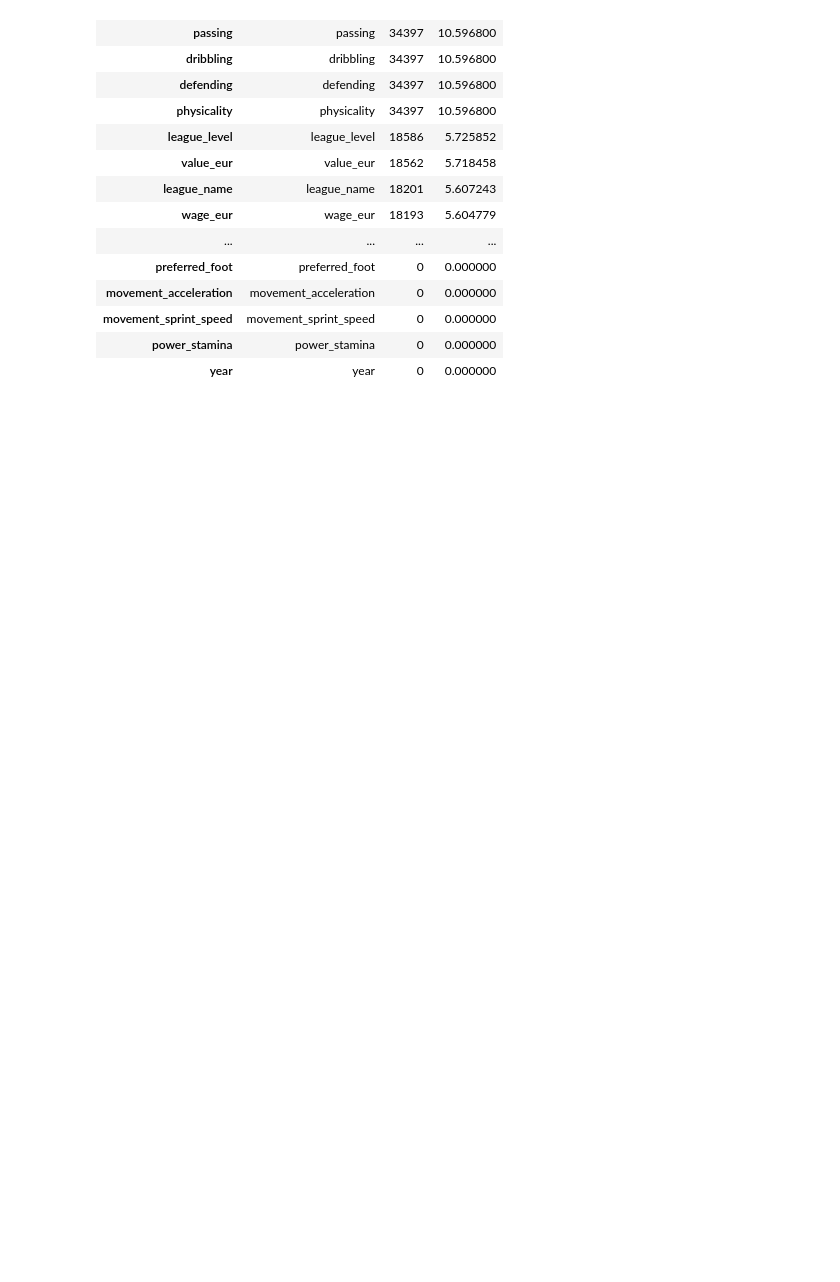
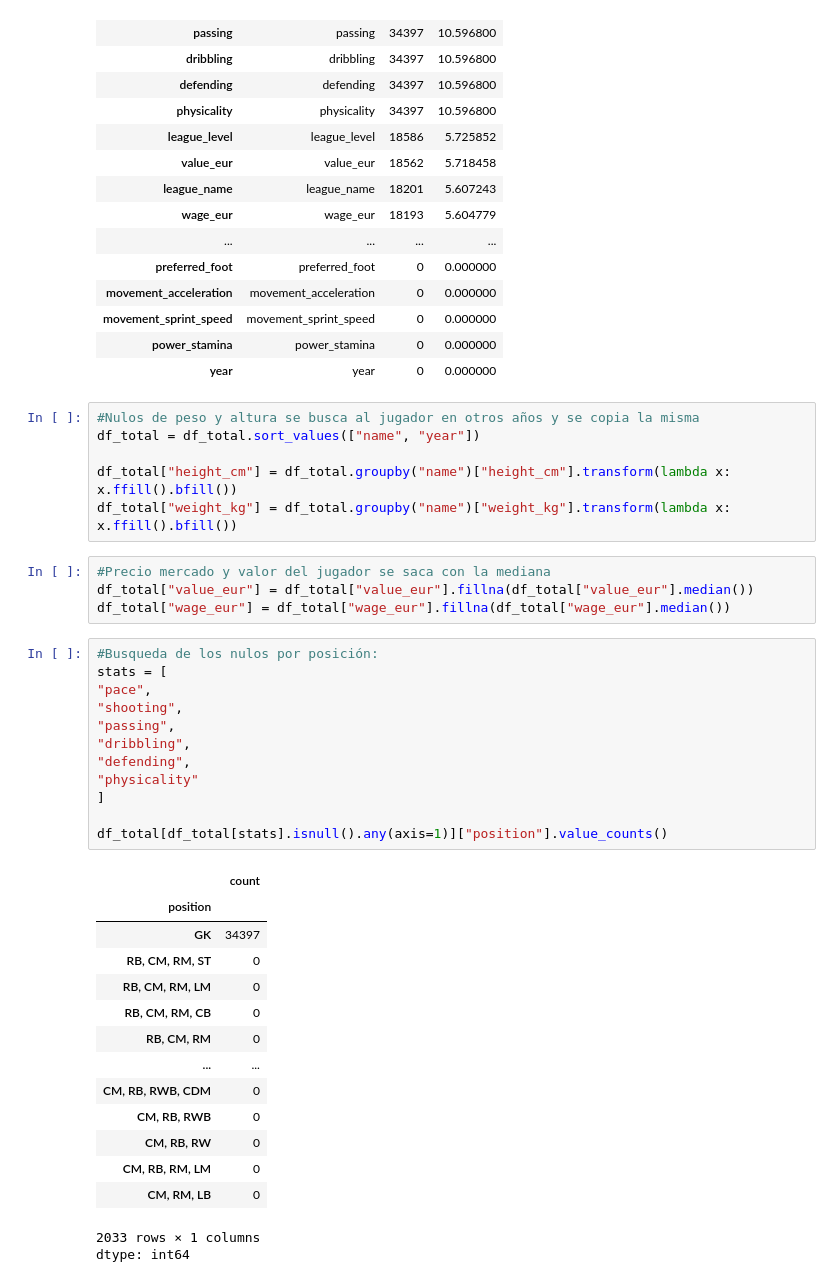
Before and after one commit to MarcosZam13/DataAnalystProject, a Jupyter notebook: DataAnalystProject.ipynb, the cells around one changed output. Drawn from its saved outputs; the diff is of its cells as text; blank space fills up the shorter version.

```diff
--- a/DataAnalystProject.ipynb
+++ b/DataAnalystProject.ipynb
@@ -368,3 +368,41 @@ reporte_nulos
 | movement_sprint_speed | movement_sprint_speed | 0 | 0.000000 |
 | power_stamina | power_stamina | 0 | 0.000000 |
 | year | year | 0 | 0.000000 |
+# %%
+#Nulos de peso y altura se busca al jugador en otros años y se copia la misma
+df_total = df_total.sort_values(["name", "year"])
+
+df_total["height_cm"] = df_total.groupby("name")["height_cm"].transform(lambda x: x.ffill().bfill())
+df_total["weight_kg"] = df_total.groupby("name")["weight_kg"].transform(lambda x: x.ffill().bfill())
+# %%
+#Precio mercado y valor del jugador se saca con la mediana
+df_total["value_eur"] = df_total["value_eur"].fillna(df_total["value_eur"].median())
+df_total["wage_eur"] = df_total["wage_eur"].fillna(df_total["wage_eur"].median())
+# %%
+#Busqueda de los nulos por posición:
+stats = [
+"pace",
+"shooting",
+"passing",
+"dribbling",
+"defending",
+"physicality"
+]
+
+df_total[df_total[stats].isnull().any(axis=1)]["position"].value_counts()
+# %% [output]
+|  | count |
+| position |  |
+| GK | 34397 |
+| RB, CM, RM, ST | 0 |
+| RB, CM, RM, LM | 0 |
+| RB, CM, RM, CB | 0 |
+| RB, CM, RM | 0 |
+| ... | ... |
+| CM, RB, RWB, CDM | 0 |
+| CM, RB, RWB | 0 |
+| CM, RB, RW | 0 |
+| CM, RB, RM, LM | 0 |
+| CM, RM, LB | 0 |
+2033 rows × 1 columns
+dtype: int64
```
Also changed, not shown: parts of 17 cells of this notebook.
